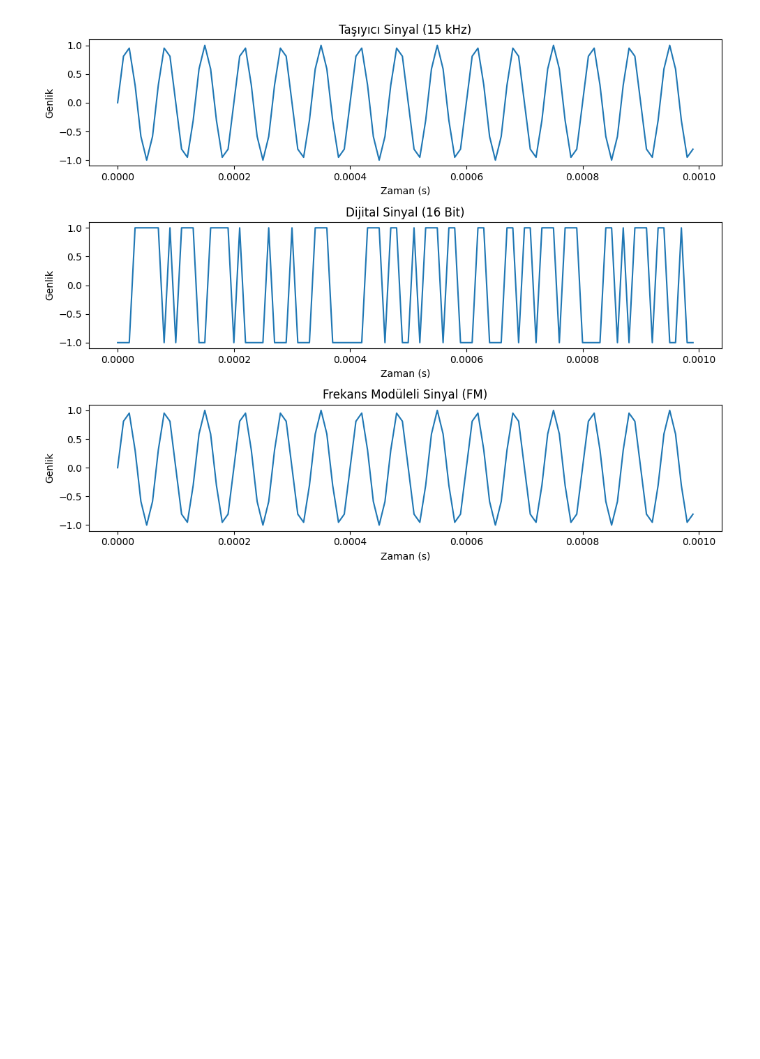
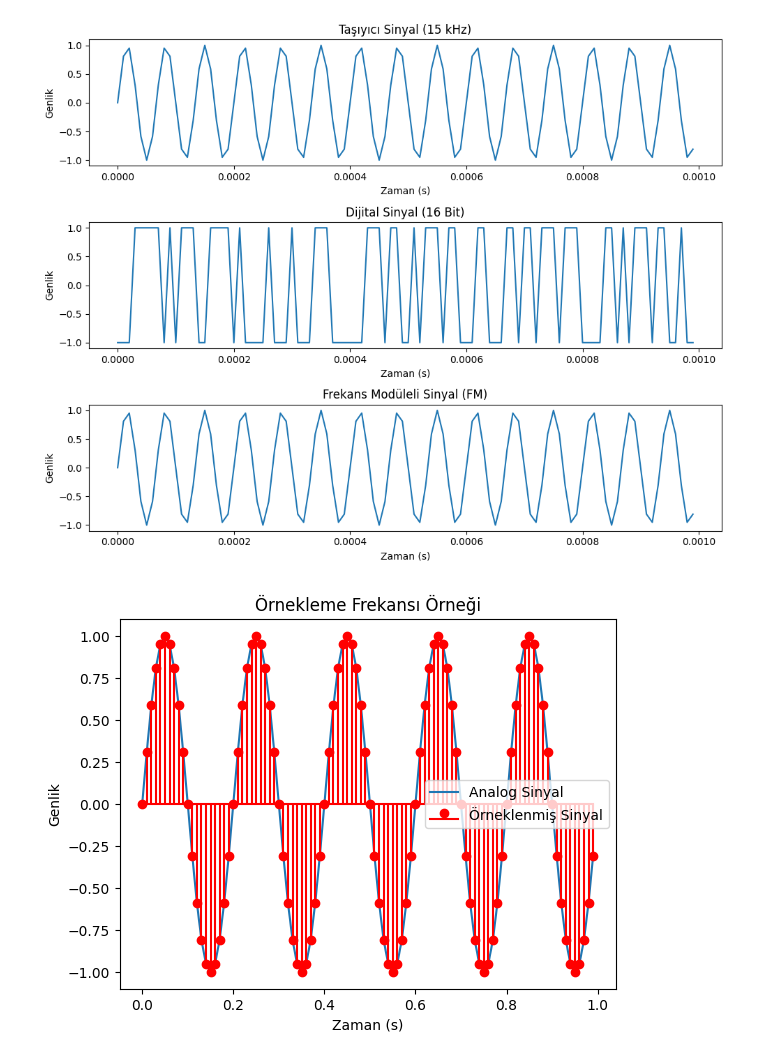
Before and after one commit to OmerFaruk-Celik/AMKS_AUV_ATILAY, a Jupyter notebook: Untitled1.ipynb, the cells around one changed output. Drawn from its saved outputs; the diff is of its cells as text; code cells hidden in the pictures; blank space fills up the shorter version.

```diff
--- a/Untitled1.ipynb
+++ b/Untitled1.ipynb
@@ -45,3 +45,28 @@ plt.tight_layout()
 plt.show()
 # %% [output]
 [figure]
+# %%
+import numpy as np
+import matplotlib.pyplot as plt
+
+# Sinyal parametreleri
+sinyal_frekansi = 5  # Hz
+ornekleme_frekansi = 100  # Hz
+sure = 1  # saniye
+
+# Zaman dizisi oluşturma
+t = np.linspace(0, sure, ornekleme_frekansi * sure, endpoint=False)
+
+# Orijinal analog sinyal (sinüs dalgası)
+analog_sinyal = np.sin(2 * np.pi * sinyal_frekansi * t)
+
+# Sinyali görselleştirme
+plt.plot(t, analog_sinyal, label='Analog Sinyal')
+plt.stem(t, analog_sinyal, linefmt='r-', markerfmt='ro', basefmt='r-', label='Örneklenmiş Sinyal')
+plt.xlabel('Zaman (s)')
+plt.ylabel('Genlik')
+plt.title('Örnekleme Frekansı Örneği')
+plt.legend()
+plt.show()
+# %% [output]
+[figure, added]
```
